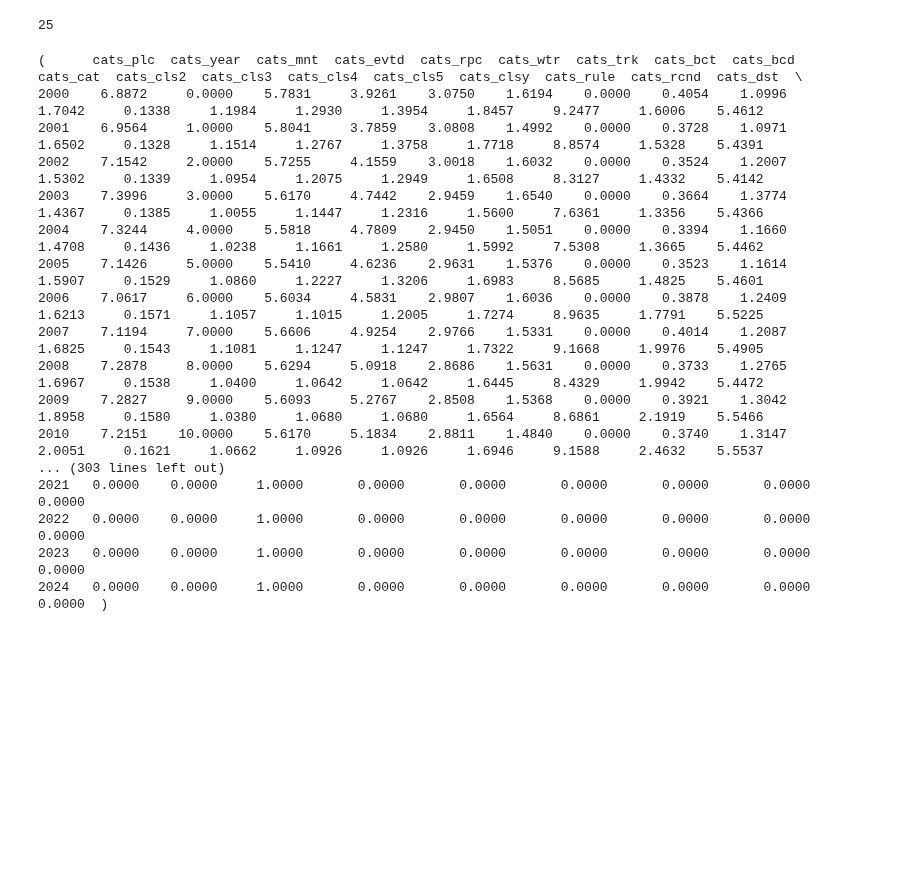
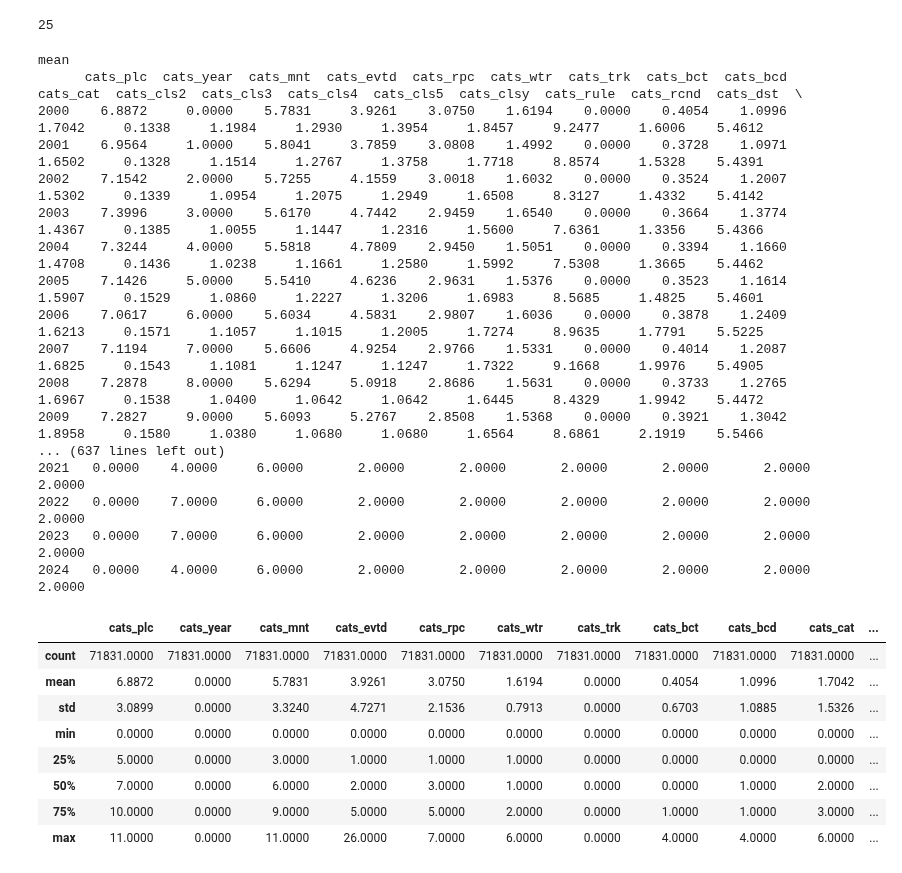
Before and after one commit to keeponing/py2_aider, a Jupyter notebook: 01_02_PredictorVariables_基本統計量.ipynb, the cells around one changed output. Cells and saved outputs as stored; diff of their text form; code cells hidden in the pictures; blank space fills up the shorter version.

```diff
--- a/01_02_PredictorVariables_基本統計量.ipynb
+++ b/01_02_PredictorVariables_基本統計量.ipynb
@@ -79,8 +79,11 @@ for y in years:
 # %%
 # CSVファイルから読み込む場合の例 (3つのファイルを読み込む例に変更)
 try:
-    df_statistics = create_summary_df(dict_statistics)
-    print(df_statistics)
+    dict_results = create_statistics_to_df(dict_statistics)
+    for stat, df in dict_results.items():
+      print(stat)
+      print(df)
+      print("")
 
 except FileNotFoundError as e:
     print(f"\nCSVファイルが見つかりませんでした: {e}")
@@ -92,7 +95,8 @@ except Exception as e:  # その他の例外をキャッチ
     print(f"\nCSVファイルの処理中にエラーが発生しました: {e}")
     print("上記はサンプルデータを用いた実行結果です。")
 # %% [output]
-(      cats_plc  cats_year  cats_mnt  cats_evtd  cats_rpc  cats_wtr  cats_trk  cats_bct  cats_bcd  cats_cat  cats_cls2  cats_cls3  cats_cls4  cats_cls5  cats_clsy  cats_rule  cats_rcnd  cats_dst  \
+mean
+      cats_plc  cats_year  cats_mnt  cats_evtd  cats_rpc  cats_wtr  cats_trk  cats_bct  cats_bcd  cats_cat  cats_cls2  cats_cls3  cats_cls4  cats_cls5  cats_clsy  cats_rule  cats_rcnd  cats_dst  \
 2000    6.8872     0.0000    5.7831     3.9261    3.0750    1.6194    0.0000    0.4054    1.0996    1.7042     0.1338     1.1984     1.2930     1.3954     1.8457     9.2477     1.6006    5.4612
 2001    6.9564     1.0000    5.8041     3.7859    3.0808    1.4992    0.0000    0.3728    1.0971    1.6502     0.1328     1.1514     1.2767     1.3758     1.7718     8.8574     1.5328    5.4391
 2002    7.1542     2.0000    5.7255     4.1559    3.0018    1.6032    0.0000    0.3524    1.2007    1.5302     0.1339     1.0954     1.2075     1.2949     1.6508     8.3127     1.4332    5.4142
@@ -103,9 +107,20 @@ except Exception as e:  # その他の例外をキャッチ
 2007    7.1194     7.0000    5.6606     4.9254    2.9766    1.5331    0.0000    0.4014    1.2087    1.6825     0.1543     1.1081     1.1247     1.1247     1.7322     9.1668     1.9976    5.4905
 2008    7.2878     8.0000    5.6294     5.0918    2.8686    1.5631    0.0000    0.3733    1.2765    1.6967     0.1538     1.0400     1.0642     1.0642     1.6445     8.4329     1.9942    5.4472
 2009    7.2827     9.0000    5.6093     5.2767    2.8508    1.5368    0.0000    0.3921    1.3042    1.8958     0.1580     1.0380     1.0680     1.0680     1.6564     8.6861     2.1919    5.5466
-2010    7.2151    10.0000    5.6170     5.1834    2.8811    1.4840    0.0000    0.3740    1.3147    2.0051     0.1621     1.0662     1.0926     1.0926     1.6946     9.1588     2.4632    5.5537
-... (303 lines left out)
-2021   0.0000    0.0000     1.0000       0.0000       0.0000       0.0000       0.0000       0.0000       0.0000
-2022   0.0000    0.0000     1.0000       0.0000       0.0000       0.0000       0.0000       0.0000       0.0000
-2023   0.0000    0.0000     1.0000       0.0000       0.0000       0.0000       0.0000       0.0000       0.0000
-2024   0.0000    0.0000     1.0000       0.0000       0.0000       0.0000       0.0000       0.0000       0.0000  )
+... (637 lines left out)
+2021   0.0000    4.0000     6.0000       2.0000       2.0000       2.0000       2.0000       2.0000       2.0000
+2022   0.0000    7.0000     6.0000       2.0000       2.0000       2.0000       2.0000       2.0000       2.0000
+2023   0.0000    7.0000     6.0000       2.0000       2.0000       2.0000       2.0000       2.0000       2.0000
+2024   0.0000    4.0000     6.0000       2.0000       2.0000       2.0000       2.0000       2.0000       2.0000
+# %%
+dict_statistics[2000]
+# %% [output]
+|  | cats_plc | cats_year | cats_mnt | cats_evtd | cats_rpc | cats_wtr | cats_trk | cats_bct | cats_bcd | cats_cat | ... |
+| count | 71831.0000 | 71831.0000 | 71831.0000 | 71831.0000 | 71831.0000 | 71831.0000 | 71831.0000 | 71831.0000 | 71831.0000 | 71831.0000 | ... |
+| mean | 6.8872 | 0.0000 | 5.7831 | 3.9261 | 3.0750 | 1.6194 | 0.0000 | 0.4054 | 1.0996 | 1.7042 | ... |
+| std | 3.0899 | 0.0000 | 3.3240 | 4.7271 | 2.1536 | 0.7913 | 0.0000 | 0.6703 | 1.0885 | 1.5326 | ... |
+| min | 0.0000 | 0.0000 | 0.0000 | 0.0000 | 0.0000 | 0.0000 | 0.0000 | 0.0000 | 0.0000 | 0.0000 | ... |
+| 25% | 5.0000 | 0.0000 | 3.0000 | 1.0000 | 1.0000 | 1.0000 | 0.0000 | 0.0000 | 0.0000 | 0.0000 | ... |
+| 50% | 7.0000 | 0.0000 | 6.0000 | 2.0000 | 3.0000 | 1.0000 | 0.0000 | 0.0000 | 1.0000 | 2.0000 | ... |
+| 75% | 10.0000 | 0.0000 | 9.0000 | 5.0000 | 5.0000 | 2.0000 | 0.0000 | 1.0000 | 1.0000 | 3.0000 | ... |
+| max | 11.0000 | 0.0000 | 11.0000 | 26.0000 | 7.0000 | 6.0000 | 0.0000 | 4.0000 | 4.0000 | 6.0000 | ... |
```
Also changed, not shown: parts of 1 cell of this notebook.
